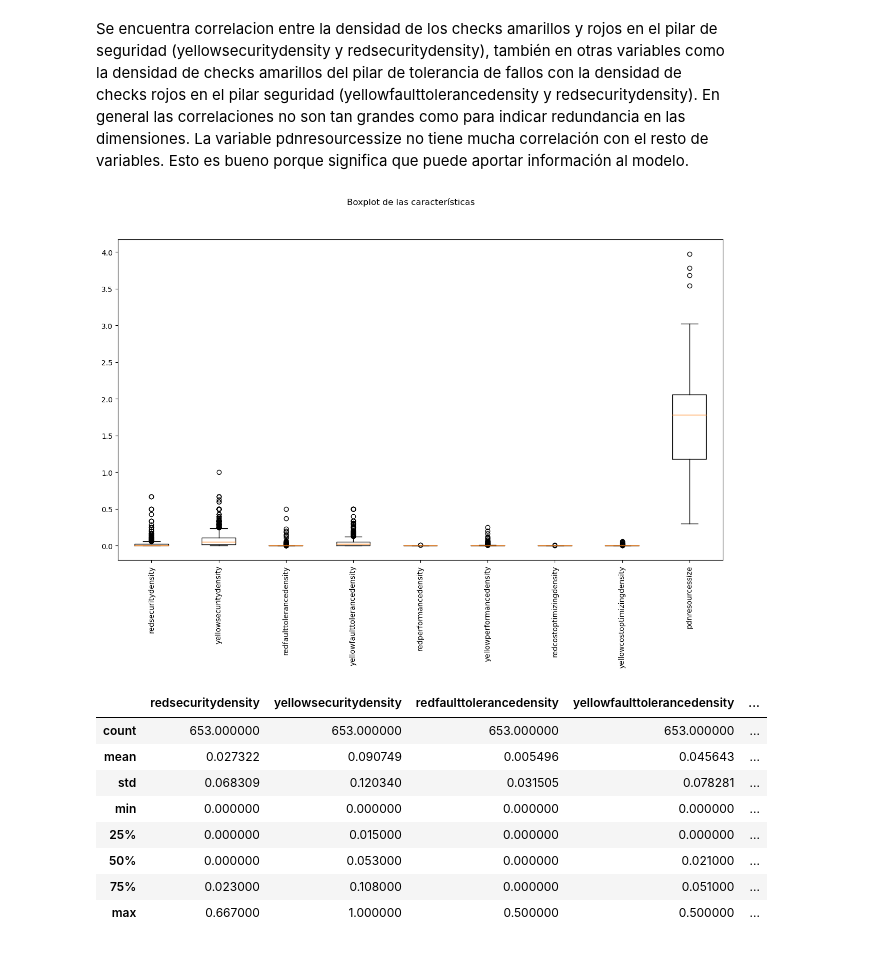
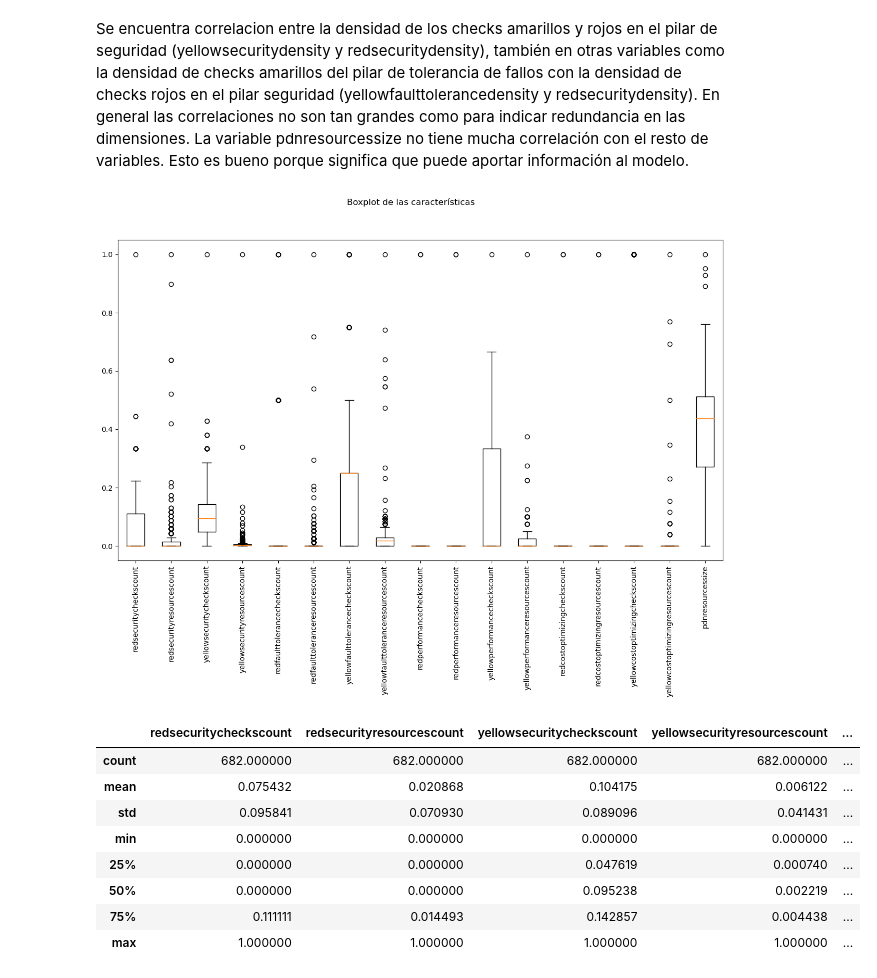
Before and after one commit to 00Fede/incubadora-aplicaciones, a Jupyter notebook: Analysis_Preprocessing.ipynb, the cells around one changed output. Cells and saved outputs as stored; diff of their text form; code cells hidden in the pictures.

```diff
--- a/Analysis_Preprocessing.ipynb
+++ b/Analysis_Preprocessing.ipynb
@@ -39,6 +41,6 @@ def draw_histograms(df, variables, n_rows, n_cols):
     plt.show()
 # %%
 # Paso 1 - Creadondo data set de prueba
-df = pd.read_csv("data/fact_application_v2.csv")
+df = pd.read_csv("data/fact_application_full.csv")
 df
 # %% [output]
@@ -103,0 +116,20 @@ features.remove('applicationcode')
+# %%
+# Se tiene el df con todos los campos disponibles --> 912 aplicaciones
+# Seleccionamos solo las aplicaciones que tienen recursos en pdn
+df_full_pdn = df[df['pdnresourcescount'] > 0]
+len(df_full_pdn)
+
+# Eliminamos las características asociadas a los conteos pues solo vamos a usar la característica con el log
+features_a_eliminar = ['provider_id', 'snapshot_date_id',  'applicationcode',  'fullresourcescount',
+                       'devresourcescount', 'qaresourcescount', 'pdnresourcescount', 'fullaccountscount',
+                       'devaccountscount', 'qaaccountscount', 'pdnaccountscount', 'organization_id',
+                       'ppn_tm', 'clasification'
+                      ]
+df_pdn = df_full_pdn.drop(features_a_eliminar, axis=1)
+
+
+# Eliminamos application_id ya que es un identificador y no una característica que se deba incluir en el análisis
+df_pdn = df_pdn.drop('application_id', axis=1)
+
+features = df_pdn.columns.to_list()
+len(features)
@@ -103,0 +138,8 @@ features.remove('applicationcode')
+# %%
+# normalicemos nuevamente los datos
+minmax = MinMaxScaler()
+df_pdn_scaled = minmax.fit_transform(df_pdn)
+
+df_pdn_scaled = pd.DataFrame(df_pdn_scaled, columns=features)
+# %%
+df_pdn_scaled = df_pdn_scaled.filter(regex='^(?!.*density).*$')
@@ -154,20 +186,20 @@ Se encuentra correlacion entre la densidad de los checks amarillos y rojos en el
 fig = plt.figure(figsize=(15, 8))
 fig.suptitle('Boxplot de las características')
 ax = fig.add_subplot(111)
-plt.boxplot(df0[features])
-ax.set_xticklabels(df0[features].columns, rotation=90)
+plt.boxplot(df_pdn_scaled[features])
+ax.set_xticklabels(df_pdn_scaled[features].columns, rotation=90)
 plt.show()
 # %% [output]
-[figure, old version]
+[figure, new version]
 # %%
-df0.describe()
+df_pdn_scaled.describe()
 # %% [output]
-|  | redsecuritydensity | yellowsecuritydensity | redfaulttolerancedensity | yellowfaulttolerancedensity | ... |
-| count | 653.000000 | 653.000000 | 653.000000 | 653.000000 | ... |
-| mean | 0.027322 | 0.090749 | 0.005496 | 0.045643 | ... |
-| std | 0.068309 | 0.120340 | 0.031505 | 0.078281 | ... |
+|  | redsecuritycheckscount | redsecurityresourcescount | yellowsecuritycheckscount | yellowsecurityresourcescount | ... |
+| count | 682.000000 | 682.000000 | 682.000000 | 682.000000 | ... |
+| mean | 0.075432 | 0.020868 | 0.104175 | 0.006122 | ... |
+| std | 0.095841 | 0.070930 | 0.089096 | 0.041431 | ... |
 | min | 0.000000 | 0.000000 | 0.000000 | 0.000000 | ... |
-| 25% | 0.000000 | 0.015000 | 0.000000 | 0.000000 | ... |
-| 50% | 0.000000 | 0.053000 | 0.000000 | 0.021000 | ... |
-| 75% | 0.023000 | 0.108000 | 0.000000 | 0.051000 | ... |
-| max | 0.667000 | 1.000000 | 0.500000 | 0.500000 | ... |
+| 25% | 0.000000 | 0.000000 | 0.047619 | 0.000740 | ... |
+| 50% | 0.000000 | 0.000000 | 0.095238 | 0.002219 | ... |
+| 75% | 0.111111 | 0.014493 | 0.142857 | 0.004438 | ... |
+| max | 1.000000 | 1.000000 | 1.000000 | 1.000000 | ... |
```
Also changed, not shown: parts of 36 cells of this notebook, 3 other files.
